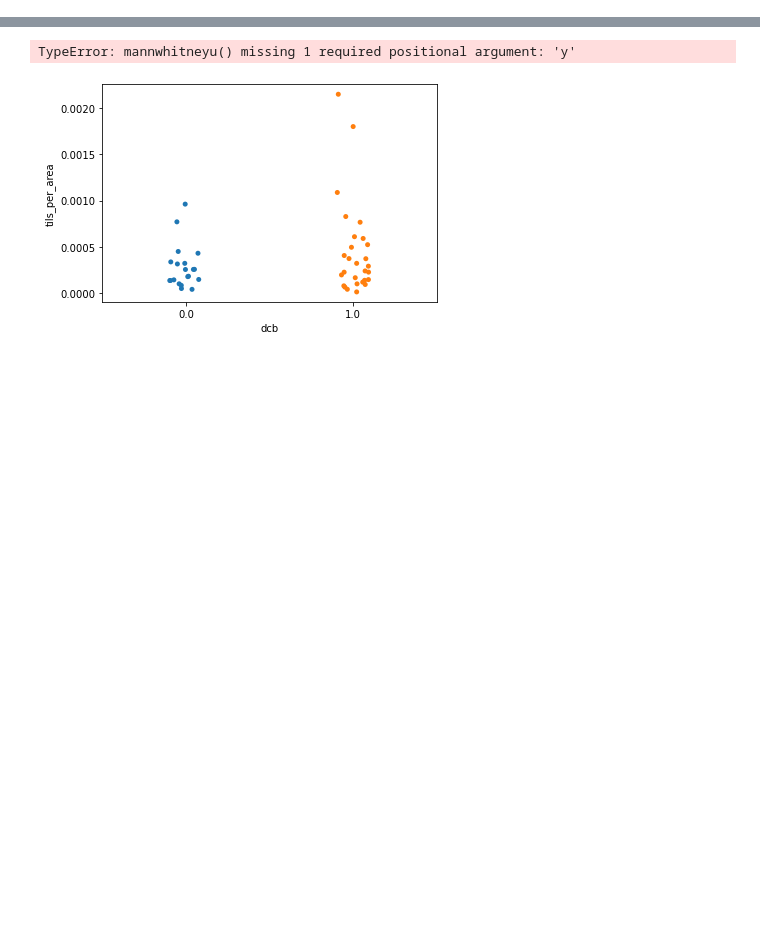
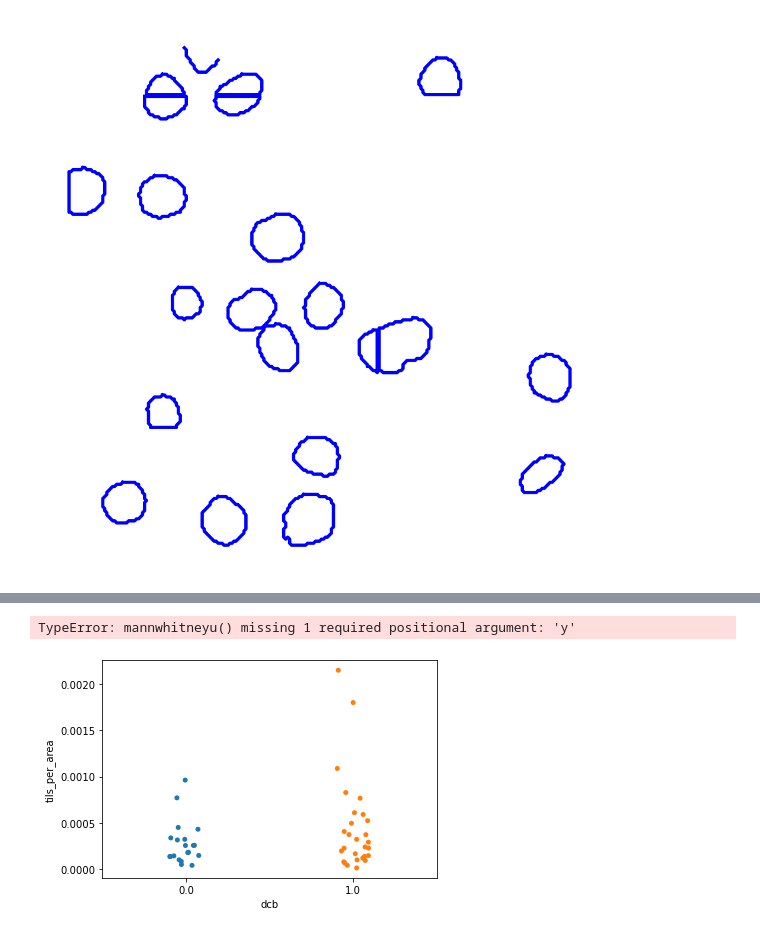
Before and after one commit to RensterMaat/premium_pathology, a Jupyter notebook: hovernet_re/07_inspect_annotations.ipynb, the cells around one changed output, grey strips where cells are left out. Cells and saved outputs as stored; diff of their text form; code cells hidden in the pictures; blank space fills up the shorter version.

```diff
--- a/hovernet_re/07_inspect_annotations.ipynb
+++ b/hovernet_re/07_inspect_annotations.ipynb
@@ -102,0 +121,36 @@ for patient in df.patient:
+# %%
+focus_idx = np.argmin(abs(xx - 9000) + abs(yy - 24000)) +25
+x = xx[focus_idx]
+y = yy[focus_idx]
+
+size = 256
+origin = np.array([int(x - size/2), int(y-size/2)])
+
+img = slide.read_region(
+    origin,
+    level=0,
+    size=(size, size)
+)
+
+in_frame_annotations = []
+for annotation in til_annotations:
+    coordinates = np.array(annotation['geometry']['coordinates'][0])
+    in_frame_coordinates = [
+        c for c in coordinates if
+        origin[0] < c[0] < origin[0]+size and
+        origin[1] < c[1] < origin[1]+size
+    ]
+    if in_frame_coordinates:
+        in_frame_annotations.append(in_frame_coordinates)
+
+plt.figure(figsize=(12,12))
+# plt.imshow(img)
+# plt.plot(annotation[:,0], annotation[:,1], c='b')
+for annotation in in_frame_annotations:
+    plt.plot(np.array(annotation - origin)[:,0], np.array(annotation - origin)[:,1], c='b', lw=4)
+plt.gca().invert_yaxis()
+
+plt.axis('off')
+plt.show()
+# %% [output]
+[figure, added]
```
Also changed, not shown: parts of 14 cells of this notebook, 13 other files.
